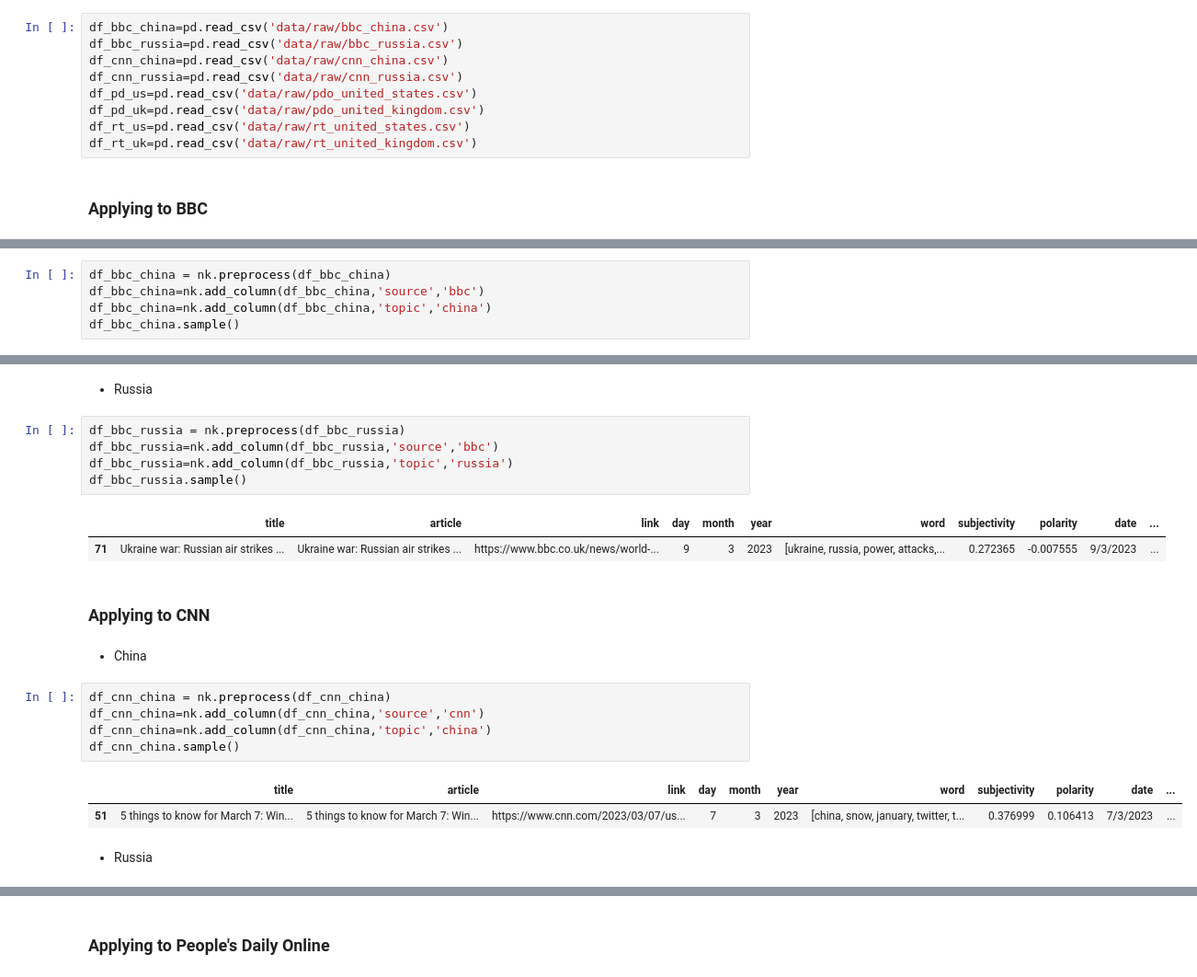
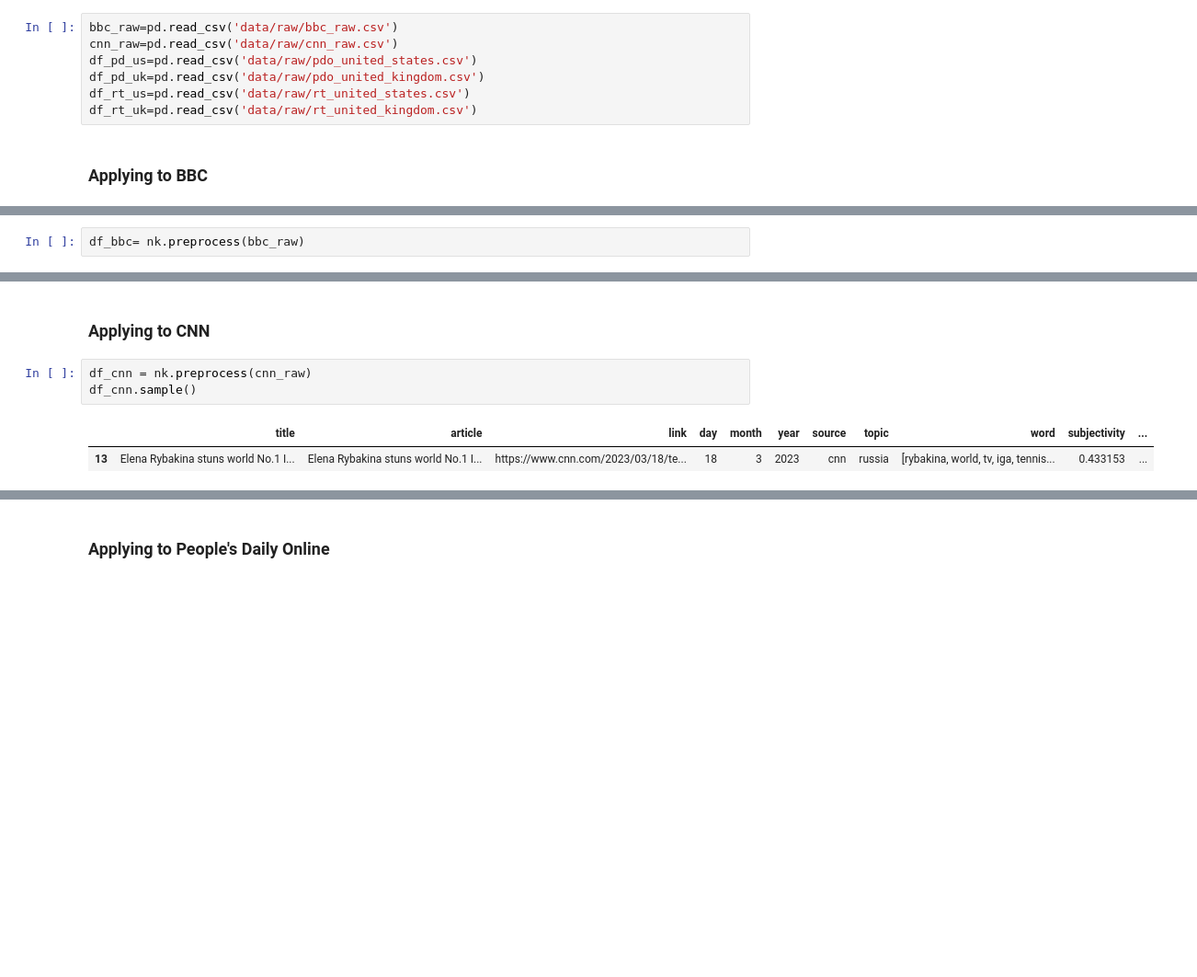
Before and after one commit to David-TC13/Journals_interests, a Jupyter notebook: main.ipynb, the cells around one changed output, grey strips where cells are left out. Shown at 92% size. Drawn from its saved outputs; the diff is of its cells as text; blank space fills up the shorter version.

```diff
--- a/main.ipynb
+++ b/main.ipynb
@@ -100,10 +115,8 @@ import src.NLTK_analysis as nk
 # %% [markdown]
 ### - Not required - Importing raw files
 # %%
-df_bbc_china=pd.read_csv('data/raw/bbc_china.csv')
-df_bbc_russia=pd.read_csv('data/raw/bbc_russia.csv')
-df_cnn_china=pd.read_csv('data/raw/cnn_china.csv')
-df_cnn_russia=pd.read_csv('data/raw/cnn_russia.csv')
+bbc_raw=pd.read_csv('data/raw/bbc_raw.csv')
+cnn_raw=pd.read_csv('data/raw/cnn_raw.csv')
 df_pd_us=pd.read_csv('data/raw/pdo_united_states.csv')
 df_pd_uk=pd.read_csv('data/raw/pdo_united_kingdom.csv')
 df_rt_us=pd.read_csv('data/raw/rt_united_states.csv')
@@ -115,5 +126,2 @@ df_rt_uk=pd.read_csv('data/raw/rt_united_kingdom.csv')
 # %%
-df_bbc_china = nk.preprocess(df_bbc_china)
-df_bbc_china=nk.add_column(df_bbc_china,'source','bbc')
-df_bbc_china=nk.add_column(df_bbc_china,'topic','china')
-df_bbc_china.sample()
+df_bbc= nk.preprocess(bbc_raw)
@@ -123,24 +128,8 @@ df_bbc_china.sample()
-# %% [markdown]
-- Russia
-# %%
-df_bbc_russia = nk.preprocess(df_bbc_russia)
-df_bbc_russia=nk.add_column(df_bbc_russia,'source','bbc')
-df_bbc_russia=nk.add_column(df_bbc_russia,'topic','russia')
-df_bbc_russia.sample()
-# %% [output]
-|  | title | article | link | day | month | year | word | subjectivity | polarity | date | ... |
-| 71 | Ukraine war: Russian air strikes ... | Ukraine war: Russian air strikes ... | https://www.bbc.co.uk/news/world-... | 9 | 3 | 2023 | [ukraine, russia, power, attacks,... | 0.272365 | -0.007555 | 9/3/2023 | ... |
 # %% [markdown]
 ### Applying to CNN
-# %% [markdown]
-- China
 # %%
-df_cnn_china = nk.preprocess(df_cnn_china)
-df_cnn_china=nk.add_column(df_cnn_china,'source','cnn')
-df_cnn_china=nk.add_column(df_cnn_china,'topic','china')
-df_cnn_china.sample()
+df_cnn = nk.preprocess(cnn_raw)
+df_cnn.sample()
 # %% [output]
-|  | title | article | link | day | month | year | word | subjectivity | polarity | date | ... |
-| 51 | 5 things to know for March 7: Win... | 5 things to know for March 7: Win... | https://www.cnn.com/2023/03/07/us... | 7 | 3 | 2023 | [china, snow, january, twitter, t... | 0.376999 | 0.106413 | 7/3/2023 | ... |
+|  | title | article | link | day | month | year | source | topic | word | subjectivity | ... |
+| 13 | Elena Rybakina stuns world No.1 I... | Elena Rybakina stuns world No.1 I... | https://www.cnn.com/2023/03/18/te... | 18 | 3 | 2023 | cnn | russia | [rybakina, world, tv, iga, tennis... | 0.433153 | ... |
-# %% [markdown]
-- Russia
```
Also changed, not shown: parts of 39 cells of this notebook, 7 other files.
